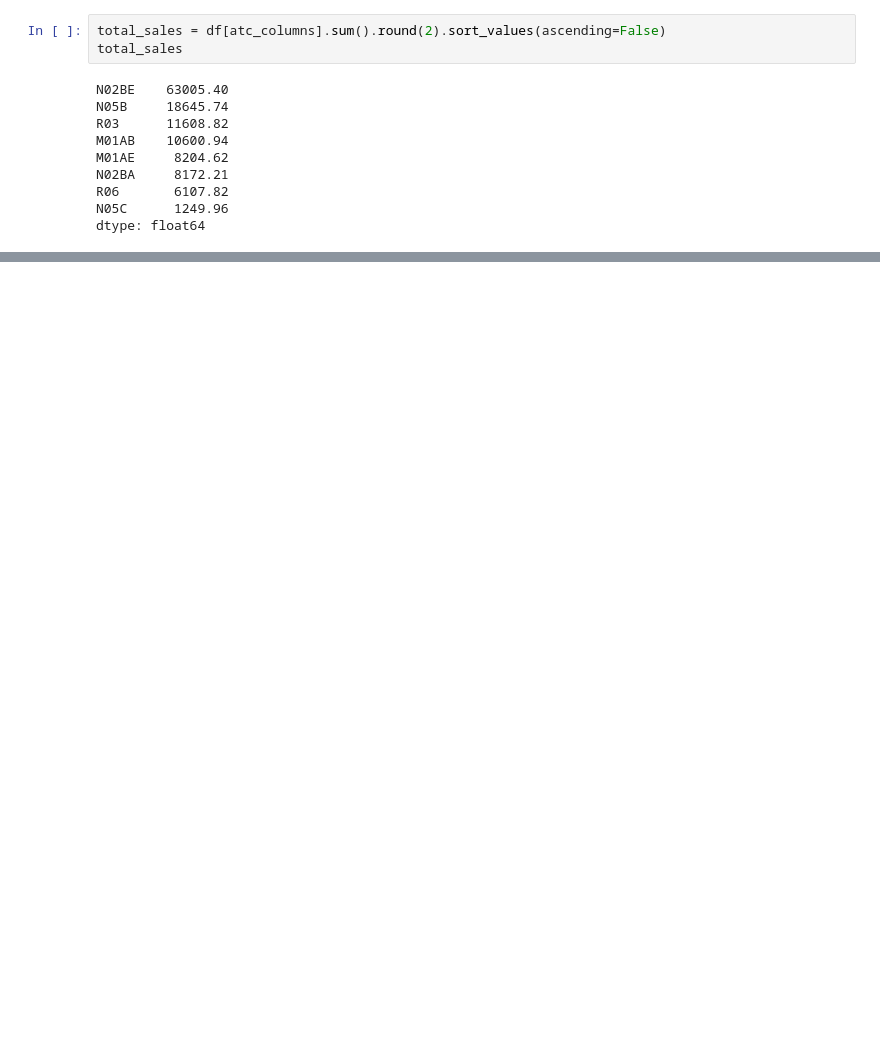
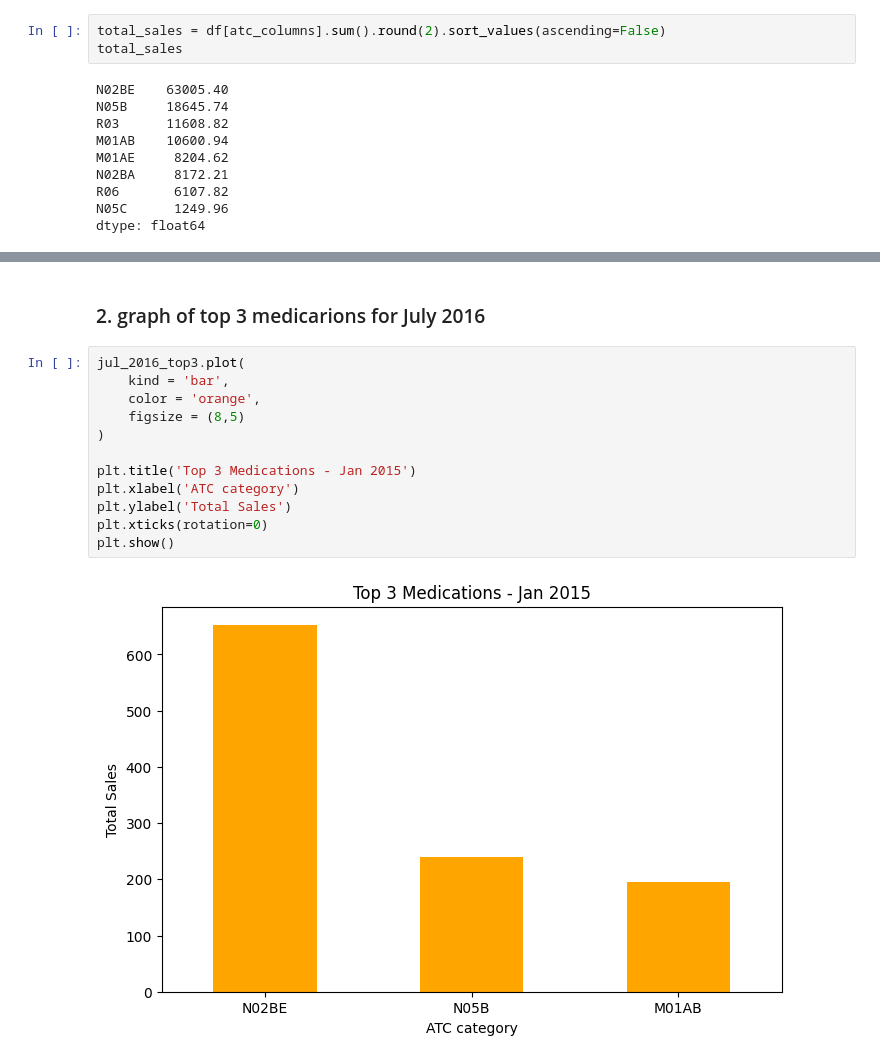
Before and after one commit to Lreport/Pharma-DataAnaly-Test, a Jupyter notebook: pharma_analysis.ipynb, the cells around one changed output, grey strips where cells are left out. Saved outputs shown, nothing was run; the diff lists cells and outputs as text; blank space fills up the shorter version.

```diff
--- a/pharma_analysis.ipynb
+++ b/pharma_analysis.ipynb
@@ -91,0 +174,16 @@ N02BE has the highest total sales volume, followed by N05B and R03.
+# %% [markdown]
+### 2. graph of top 3 medicarions for July 2016
+# %%
+jul_2016_top3.plot(
+    kind = 'bar',
+    color = 'orange',
+    figsize = (8,5)
+)
+
+plt.title('Top 3 Medications - Jan 2015')
+plt.xlabel('ATC category')
+plt.ylabel('Total Sales')
+plt.xticks(rotation=0)
+plt.show()
+# %% [output]
+[figure, added]
```
Also changed, not shown: parts of 16 cells of this notebook.
